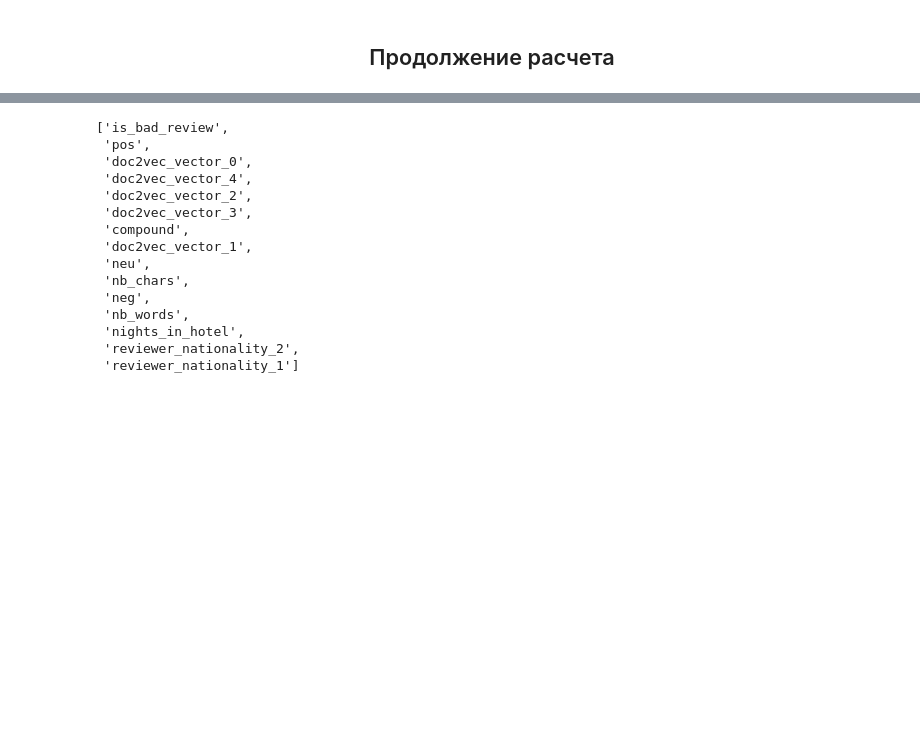
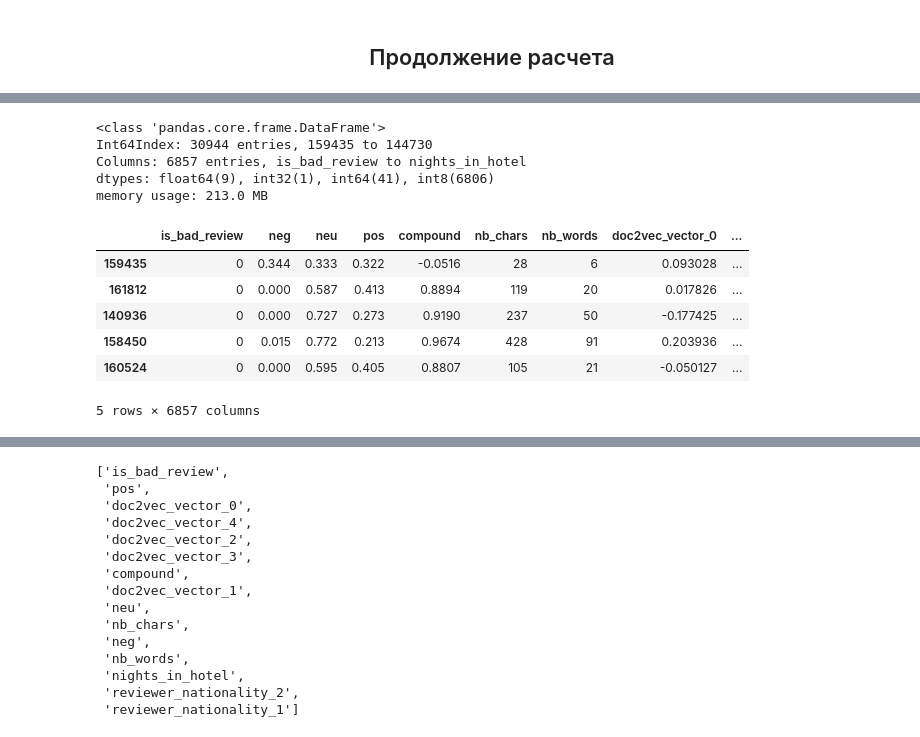
Before and after one commit to AndreiDS63/educational_projects, a Jupyter notebook: project_3_booking_ratings_predict/baseline.ipynb, the cells around one changed output, grey strips where cells are left out. Saved outputs shown, nothing was run; the diff lists cells and outputs as text; code cells hidden in the pictures; blank space fills up the shorter version.

```diff
--- a/project_3_booking_ratings_predict/baseline.ipynb
+++ b/project_3_booking_ratings_predict/baseline.ipynb
@@ -534,6 +534,24 @@ from sklearn import metrics # инструменты для оценки точ
 # %%
 # Создаём модель (НАСТРОЙКИ НЕ ТРОГАЕМ)
 model = RandomForestRegressor(n_estimators=100, verbose=1, n_jobs=-1, random_state=RANDOM_SEED)
+# %%
+X_train.info()
+# %% [output]
+<class 'pandas.core.frame.DataFrame'>
+Int64Index: 30944 entries, 159435 to 144730
+Columns: 6857 entries, is_bad_review to nights_in_hotel
+dtypes: float64(9), int32(1), int64(41), int8(6806)
+memory usage: 213.0 MB
+# %%
+X_train.head()
+# %% [output]
+|  | is_bad_review | neg | neu | pos | compound | nb_chars | nb_words | doc2vec_vector_0 | ... |
+| 159435 | 0 | 0.344 | 0.333 | 0.322 | -0.0516 | 28 | 6 | 0.093028 | ... |
+| 161812 | 0 | 0.000 | 0.587 | 0.413 | 0.8894 | 119 | 20 | 0.017826 | ... |
+| 140936 | 0 | 0.000 | 0.727 | 0.273 | 0.9190 | 237 | 50 | -0.177425 | ... |
+| 158450 | 0 | 0.015 | 0.772 | 0.213 | 0.9674 | 428 | 91 | 0.203936 | ... |
+| 160524 | 0 | 0.000 | 0.595 | 0.405 | 0.8807 | 105 | 21 | -0.050127 | ... |
+5 rows × 6857 columns
 # %%
 # Обучаем модель на тестовом наборе данных
 model.fit(X_train, y_train)
```
Also changed, not shown: parts of 26 cells of this notebook, 1 other file.
